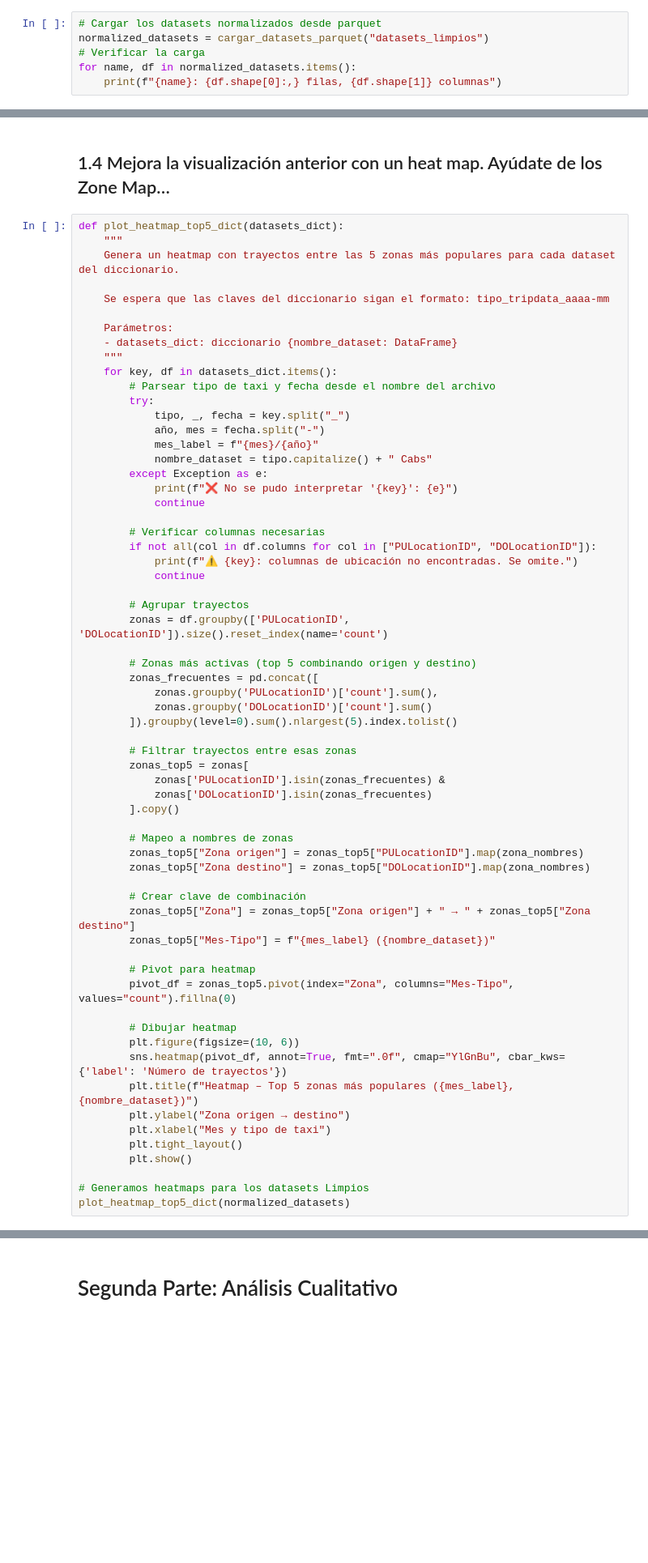
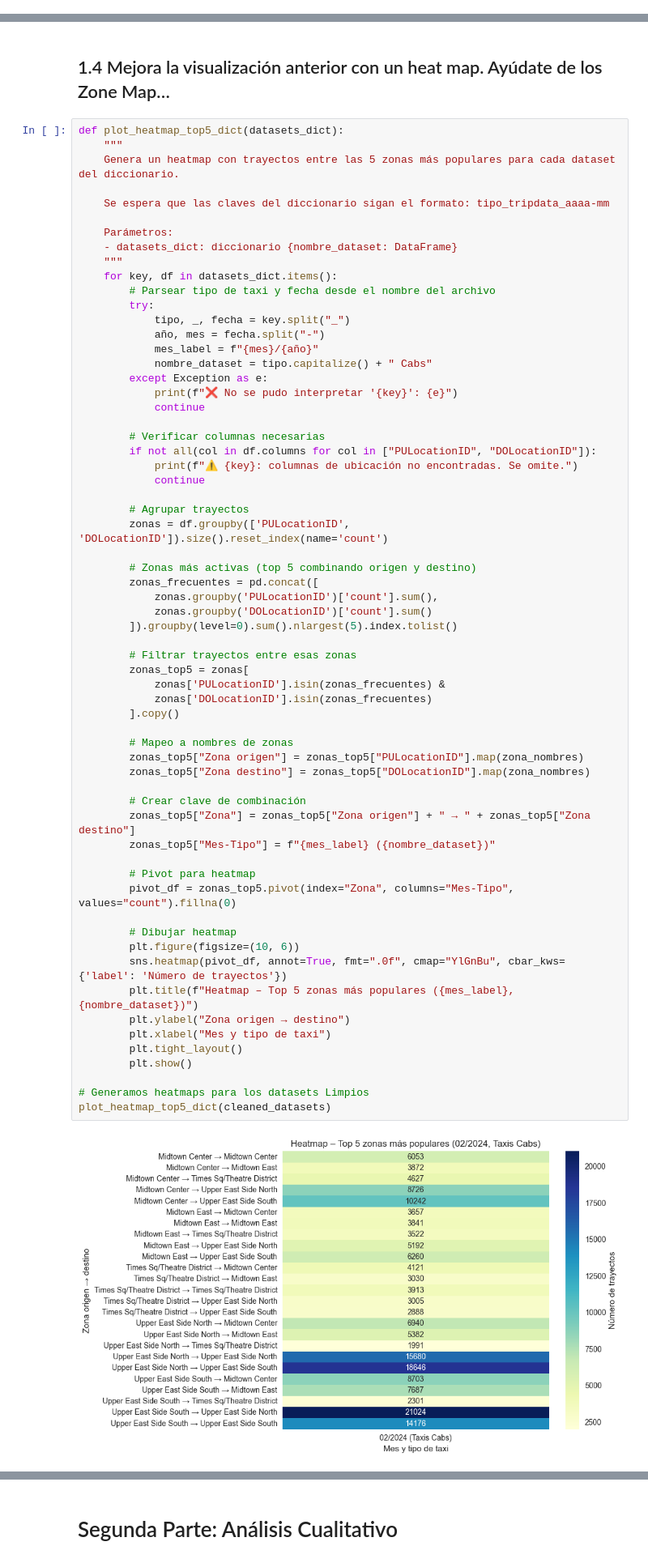
Before and after one commit to renerubio/NYC-TAXI, a Jupyter notebook: NYC_Taxi.ipynb, the cells around one changed output, grey strips where cells are left out. Shown at 81% size. Saved outputs shown, nothing was run; the diff lists cells and outputs as text; blank space fills up the shorter version.

```diff
--- a/NYC_Taxi.ipynb
+++ b/NYC_Taxi.ipynb
@@ -639,8 +579,2 @@ def cargar_datasets_parquet(carpeta="datasets_limpios"):
-# %%
-# Cargar los datasets normalizados desde parquet
-normalized_datasets = cargar_datasets_parquet("datasets_limpios")
-# Verificar la carga
-for name, df in normalized_datasets.items():
-    print(f"{name}: {df.shape[0]:,} filas, {df.shape[1]} columnas")
 # %% [markdown]
 ### ¿Existen valores aparentemente incorrectos?
@@ -974,31 +941,33 @@ def plot_heatmap_top5_dict(datasets_dict):
             zonas.groupby('DOLocationID')['count'].sum()
         ]).groupby(level=0).sum().nlargest(5).index.tolist()
 
         # Filtrar trayectos entre esas zonas
         zonas_top5 = zonas[
             zonas['PULocationID'].isin(zonas_frecuentes) &
             zonas['DOLocationID'].isin(zonas_frecuentes)
         ].copy()
 
         # Mapeo a nombres de zonas
         zonas_top5["Zona origen"] = zonas_top5["PULocationID"].map(zona_nombres)
         zonas_top5["Zona destino"] = zonas_top5["DOLocationID"].map(zona_nombres)
 
         # Crear clave de combinación
         zonas_top5["Zona"] = zonas_top5["Zona origen"] + " → " + zonas_top5["Zona destino"]
         zonas_top5["Mes-Tipo"] = f"{mes_label} ({nombre_dataset})"
 
         # Pivot para heatmap
         pivot_df = zonas_top5.pivot(index="Zona", columns="Mes-Tipo", values="count").fillna(0)
 
         # Dibujar heatmap
         plt.figure(figsize=(10, 6))
         sns.heatmap(pivot_df, annot=True, fmt=".0f", cmap="YlGnBu", cbar_kws={'label': 'Número de trayectos'})
         plt.title(f"Heatmap – Top 5 zonas más populares ({mes_label}, {nombre_dataset})")
         plt.ylabel("Zona origen → destino")
         plt.xlabel("Mes y tipo de taxi")
         plt.tight_layout()
         plt.show()
 
 # Generamos heatmaps para los datasets Limpios
-plot_heatmap_top5_dict(normalized_datasets)
+plot_heatmap_top5_dict(cleaned_datasets)
+# %% [output]
+[figure, added]
```
Also changed, not shown: parts of 63 cells of this notebook, 1 other file.
